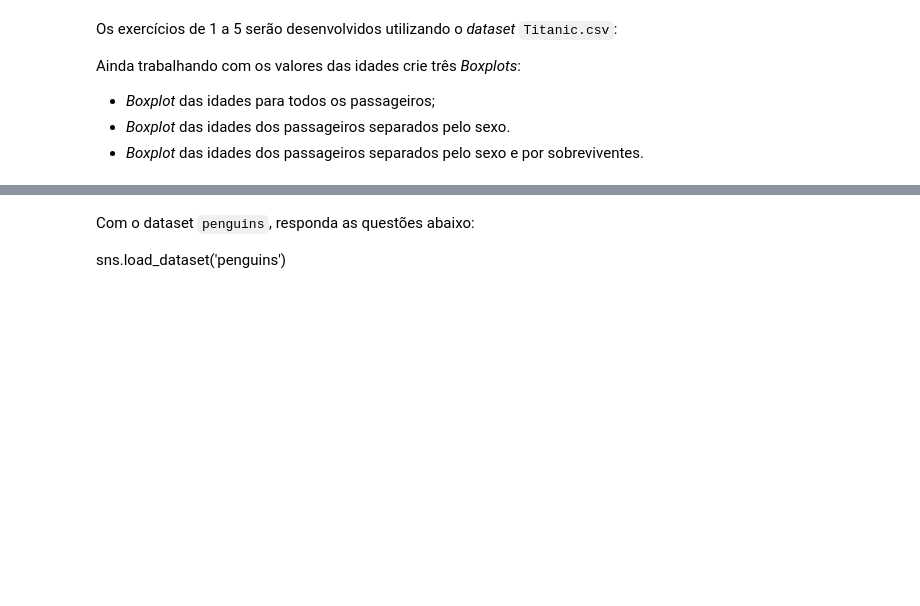
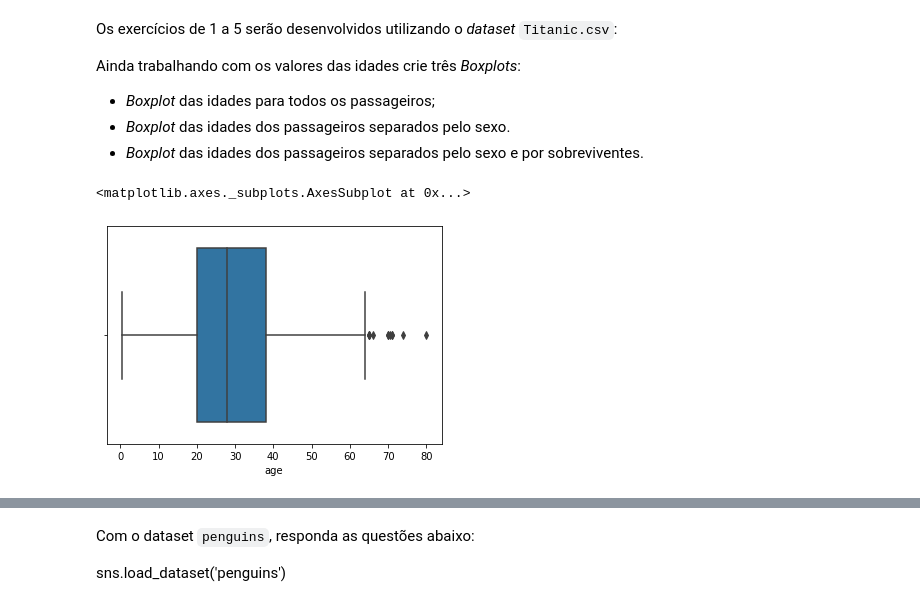
Before and after one commit to VitorFRodrigues/Coding_Tank_Material, a Jupyter notebook: Polo_Tech/Modulo_04/Listas/L1-Estatistica1_vitor.ipynb, the cells around one changed output, grey strips where cells are left out. Saved outputs shown, nothing was run; the diff lists cells and outputs as text; code cells hidden in the pictures; blank space fills up the shorter version.

```diff
--- a/Polo_Tech/Modulo_04/Listas/L1-Estatistica1_vitor.ipynb
+++ b/Polo_Tech/Modulo_04/Listas/L1-Estatistica1_vitor.ipynb
@@ -211,3 +210,8 @@ Ainda trabalhando com os valores das idades crie três _Boxplots_:
 - _Boxplot_ das idades para todos os passageiros;
 - _Boxplot_ das idades dos passageiros separados pelo sexo.
 - _Boxplot_ das idades dos passageiros separados pelo sexo e por sobreviventes.
+# %%
+sns.boxplot(x = dados['age'])
+# %% [output]
+<matplotlib.axes._subplots.AxesSubplot at 0x...>
+[figure, added]
```
Also changed, not shown: parts of 16 cells of this notebook.
